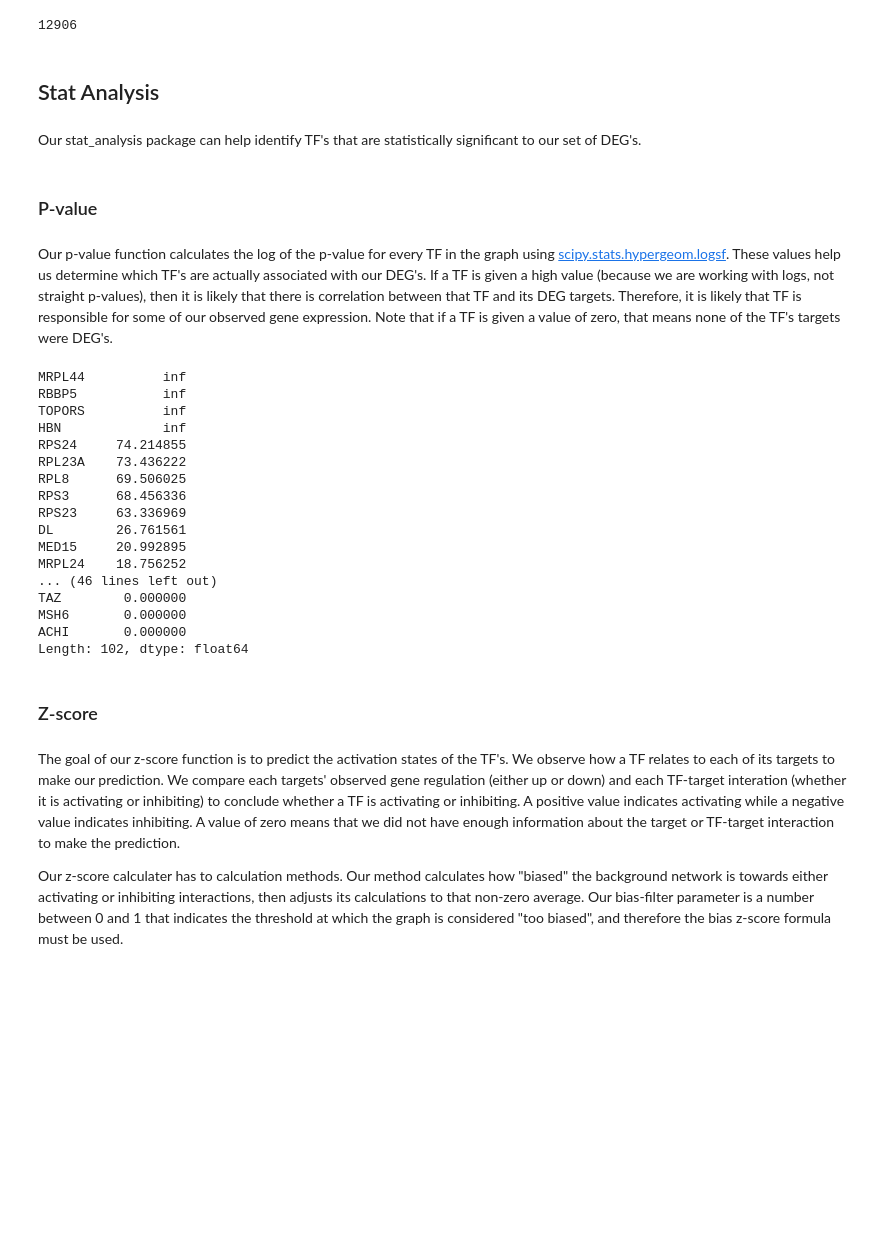
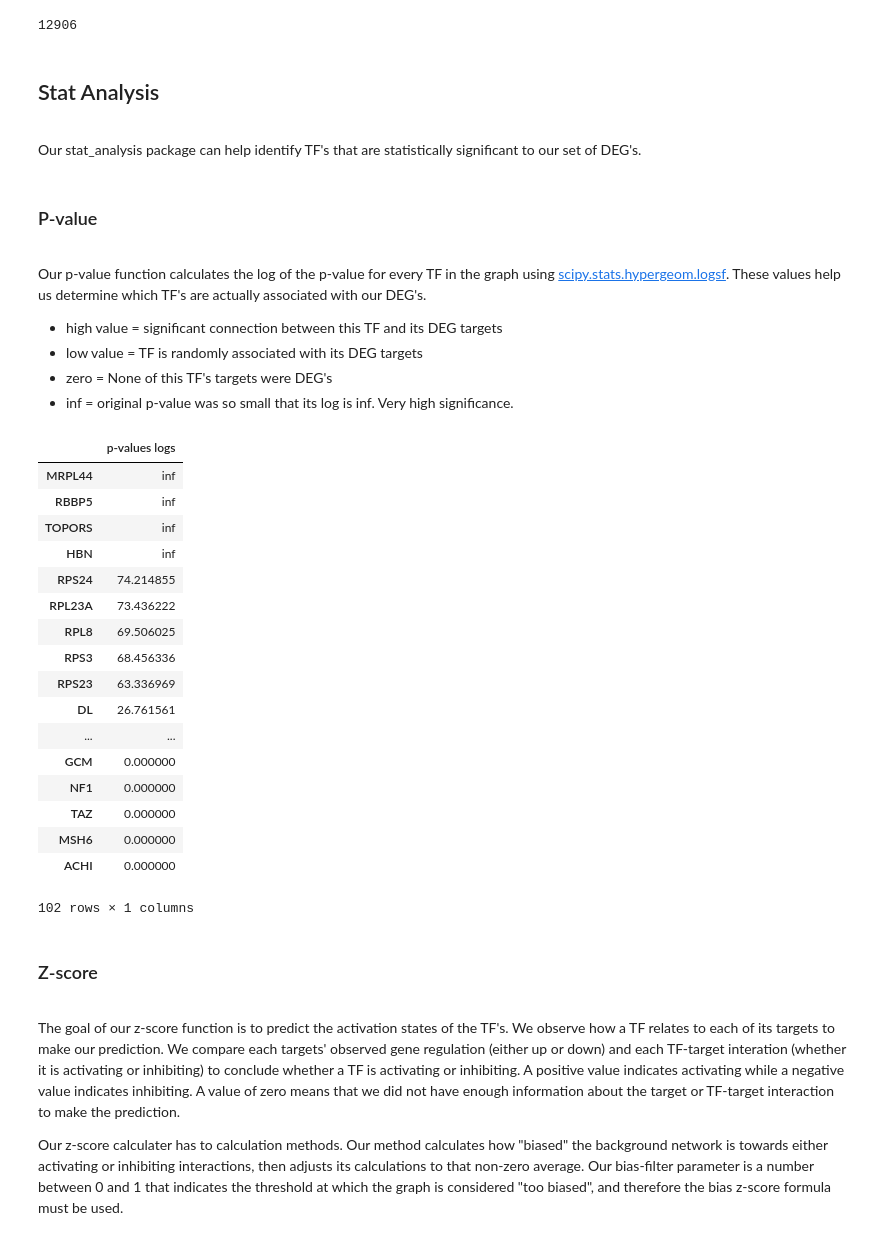
Before and after one commit to ucsd-ccbb/network_bio_toolkit, a Jupyter notebook: notebooks/URA_Basic_Example.ipynb, the cells around one changed output. Drawn from its saved outputs; the diff is of its cells as text; code cells hidden in the pictures; blank space fills up the shorter version.

```diff
--- a/notebooks/URA_Basic_Example.ipynb
+++ b/notebooks/URA_Basic_Example.ipynb
@@ -111,34 +117,43 @@ len(DEG_list)
 12906
 # %% [markdown]
 ## Stat Analysis
+<a id='stat'></a>
 # %% [markdown]
 Our stat_analysis package can help identify TF's that are statistically significant to our set of DEG's.
 # %% [markdown]
 ### P-value
+<a id='pvalue'></a>
 # %% [markdown]
-Our p-value function calculates the log of the p-value for every TF in the graph using [scipy.stats.hypergeom.logsf](https://docs.scipy.org/doc/scipy-0.19.1/reference/generated/scipy.stats.hypergeom.html). These values help us determine which TF's are actually associated with our DEG's. If a TF is given a high value (because we are working with logs, not straight p-values), then it is likely that there is correlation between that TF and its DEG targets. Therefore, it is likely that TF is responsible for some of our observed gene expression. Note that if a TF is given a value of zero, that means none of the TF's targets were DEG's.
+Our p-value function calculates the log of the p-value for every TF in the graph using [scipy.stats.hypergeom.logsf](https://docs.scipy.org/doc/scipy-0.19.1/reference/generated/scipy.stats.hypergeom.html). These values help us determine which TF's are actually associated with our DEG's.
+- high value = significant connection between this TF and its DEG targets
+- low value = TF is randomly associated with its DEG targets
+- zero = None of this TF's targets were DEG's
+- inf = original p-value was so small that its log is inf. Very high significance.
-# %%
-stat_analysis.tf_pvalues(DG, unfiltered_DG, DEG_list)
-# %% [output]
-MRPL44          inf
-RBBP5           inf
-TOPORS          inf
-HBN             inf
-RPS24     74.214855
-RPL23A    73.436222
-RPL8      69.506025
-RPS3      68.456336
-RPS23     63.336969
-DL        26.761561
-MED15     20.992895
-MRPL24    18.756252
-... (46 lines left out)
-TAZ        0.000000
-MSH6       0.000000
-ACHI       0.000000
-Length: 102, dtype: float64
+# %%
+pvalues = stat_analysis.tf_pvalues(DG, unfiltered_DG, DEG_list)
+display(pvalues.to_frame(name = 'p-values logs'))
+# %% [output]
+|  | p-values logs |
+| MRPL44 | inf |
+| RBBP5 | inf |
+| TOPORS | inf |
+| HBN | inf |
+| RPS24 | 74.214855 |
+| RPL23A | 73.436222 |
+| RPL8 | 69.506025 |
+| RPS3 | 68.456336 |
+| RPS23 | 63.336969 |
+| DL | 26.761561 |
+| ... | ... |
+| GCM | 0.000000 |
+| NF1 | 0.000000 |
+| TAZ | 0.000000 |
+| MSH6 | 0.000000 |
+| ACHI | 0.000000 |
+102 rows × 1 columns
 # %% [markdown]
 ### Z-score
+<a id='zscore'></a>
 # %% [markdown]
 The goal of our z-score function is to predict the activation states of the TF's. We observe how a TF relates to each of its targets to make our prediction. We compare each targets' observed gene regulation (either up or down) and each TF-target interation (whether it is activating or inhibiting) to conclude whether a TF is activating or inhibiting. A positive value indicates activating while a negative value indicates inhibiting. A value of zero means that we did not have enough information about the target or TF-target interaction to make the prediction.
 
```
Also changed, not shown: parts of 20 cells of this notebook, 2 other files.
